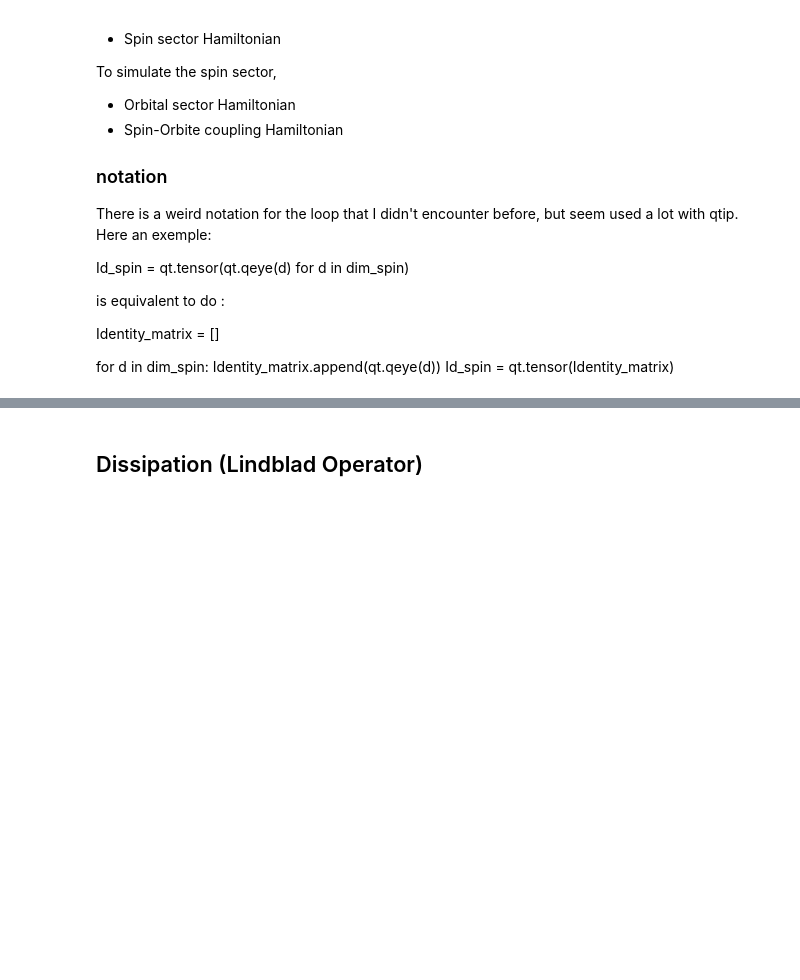
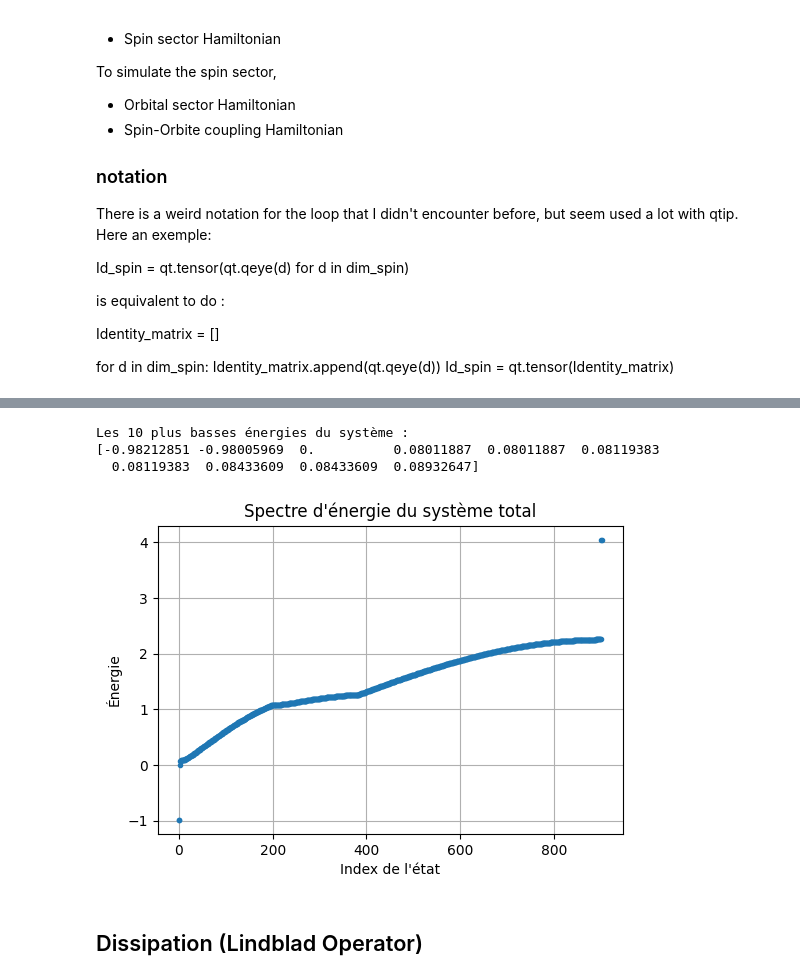
Before and after one commit to SilvaScience/QuDPy, a Jupyter notebook: examples/Spin-Orbite_model.ipynb, the cells around one changed output, grey strips where cells are left out. Drawn from its saved outputs; the diff is of its cells as text; code cells hidden in the pictures; blank space fills up the shorter version.

```diff
--- a/examples/Spin-Orbite_model.ipynb
+++ b/examples/Spin-Orbite_model.ipynb
@@ -179,3 +331,24 @@ H_tot, dipole_tot = TotalHamiltonian(H_orb,dipole_op,L_op,H_spin,annihilations_o
+# %%
+# On calcule les valeurs propres (énergies)
+energies = H_tot.eigenenergies()
+
+# On affiche les 10 premières énergies
+print("Les 10 plus basses énergies du système :")
+print(energies[:10])
+
+# Petit plot pour visualiser la densité d'états
+plt.figure(figsize=(6,4))
+plt.plot(energies, 'o', markersize=3)
+plt.title("Spectre d'énergie du système total")
+plt.ylabel("Énergie")
+plt.xlabel("Index de l'état")
+plt.grid(True)
+plt.show()
+# %% [output]
+Les 10 plus basses énergies du système :
+[-0.98212851 -0.98005969  0.          0.08011887  0.08011887  0.08119383
+  0.08119383  0.08433609  0.08433609  0.08932647]
+[figure, added]
 # %% [markdown]
 ## Dissipation (Lindblad Operator)
 # %% [markdown]
```
Also changed, not shown: parts of 7 cells of this notebook.
